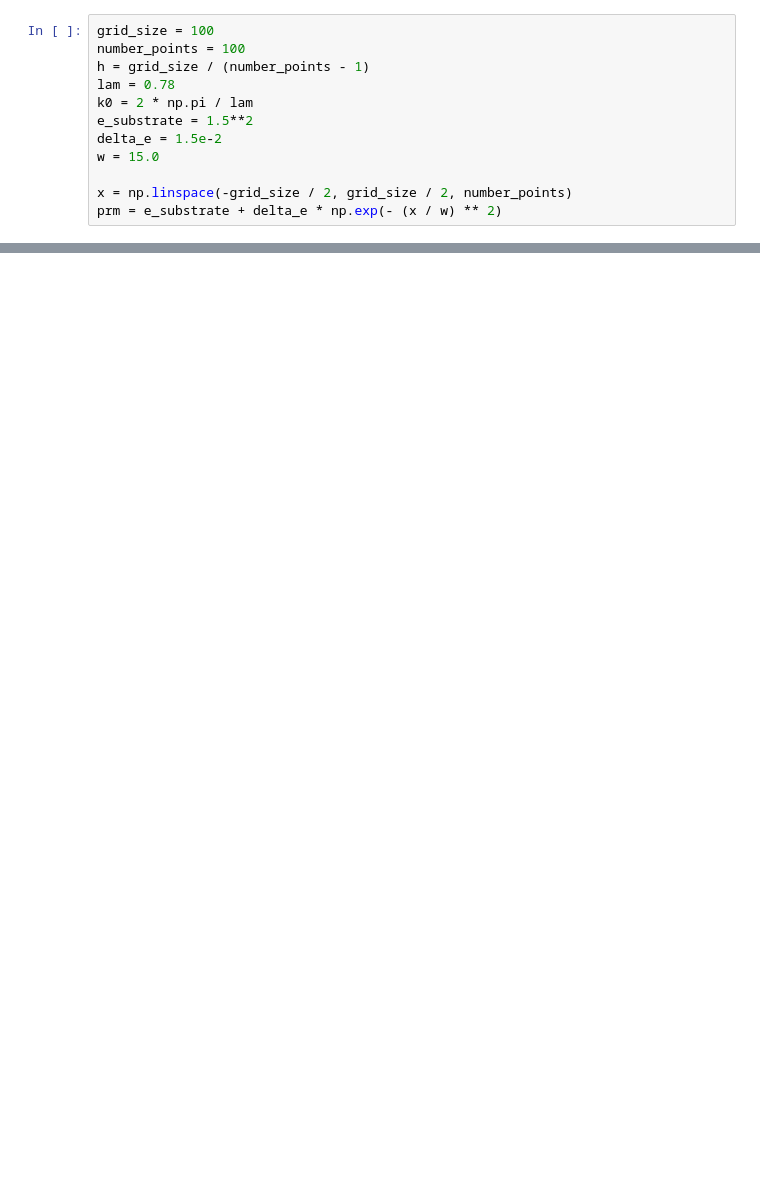
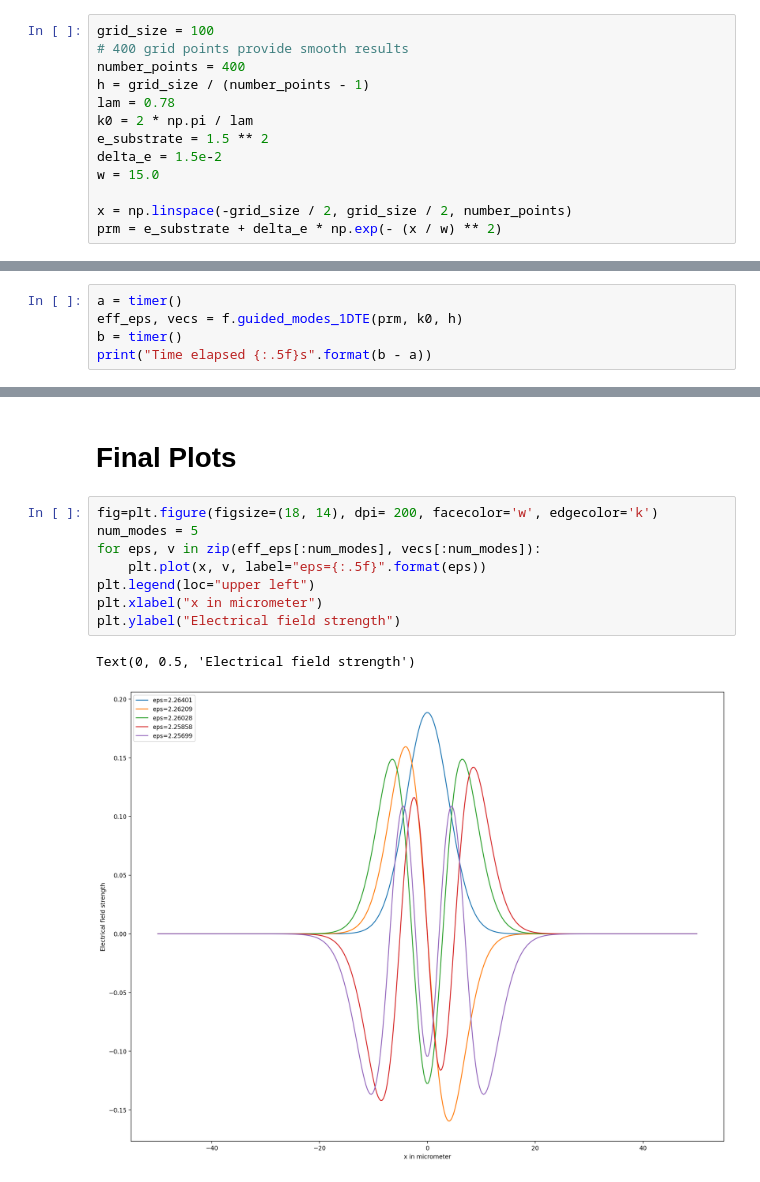
Before and after one commit to roflmaostc/Finite-Difference-Mode-Solver, a Jupyter notebook: results.ipynb, the cells around one changed output, grey strips where cells are left out. Cells and saved outputs as stored; diff of their text form; blank space fills up the shorter version.

```diff
--- a/results.ipynb
+++ b/results.ipynb
@@ -6,10 +9,11 @@ import finite_diff_mode_solver as f
 # %%
 grid_size = 100
-number_points = 100
+# 400 grid points provide smooth results
+number_points = 400
 h = grid_size / (number_points - 1)
 lam = 0.78
 k0 = 2 * np.pi / lam
-e_substrate = 1.5**2
+e_substrate = 1.5 ** 2
 delta_e = 1.5e-2
 w = 15.0
 
@@ -27,0 +24,5 @@ print(f.guided_modes_1DTE(prm, k0, h))
+# %%
+a = timer()
+eff_eps, vecs = f.guided_modes_1DTE(prm, k0, h)
+b = timer()
+print("Time elapsed {:.5f}s".format(b - a))
@@ -27,0 +31,13 @@ print(f.guided_modes_1DTE(prm, k0, h))
+# %% [markdown]
+# Final Plots
+# %%
+fig=plt.figure(figsize=(18, 14), dpi= 200, facecolor='w', edgecolor='k')
+num_modes = 5
+for eps, v in zip(eff_eps[:num_modes], vecs[:num_modes]):
+    plt.plot(x, v, label="eps={:.5f}".format(eps))
+plt.legend(loc="upper left")
+plt.xlabel("x in micrometer")
+plt.ylabel("Electrical field strength")
+# %% [output]
+Text(0, 0.5, 'Electrical field strength')
+[figure, added]
```
Also changed, not shown: parts of 6 cells of this notebook.
